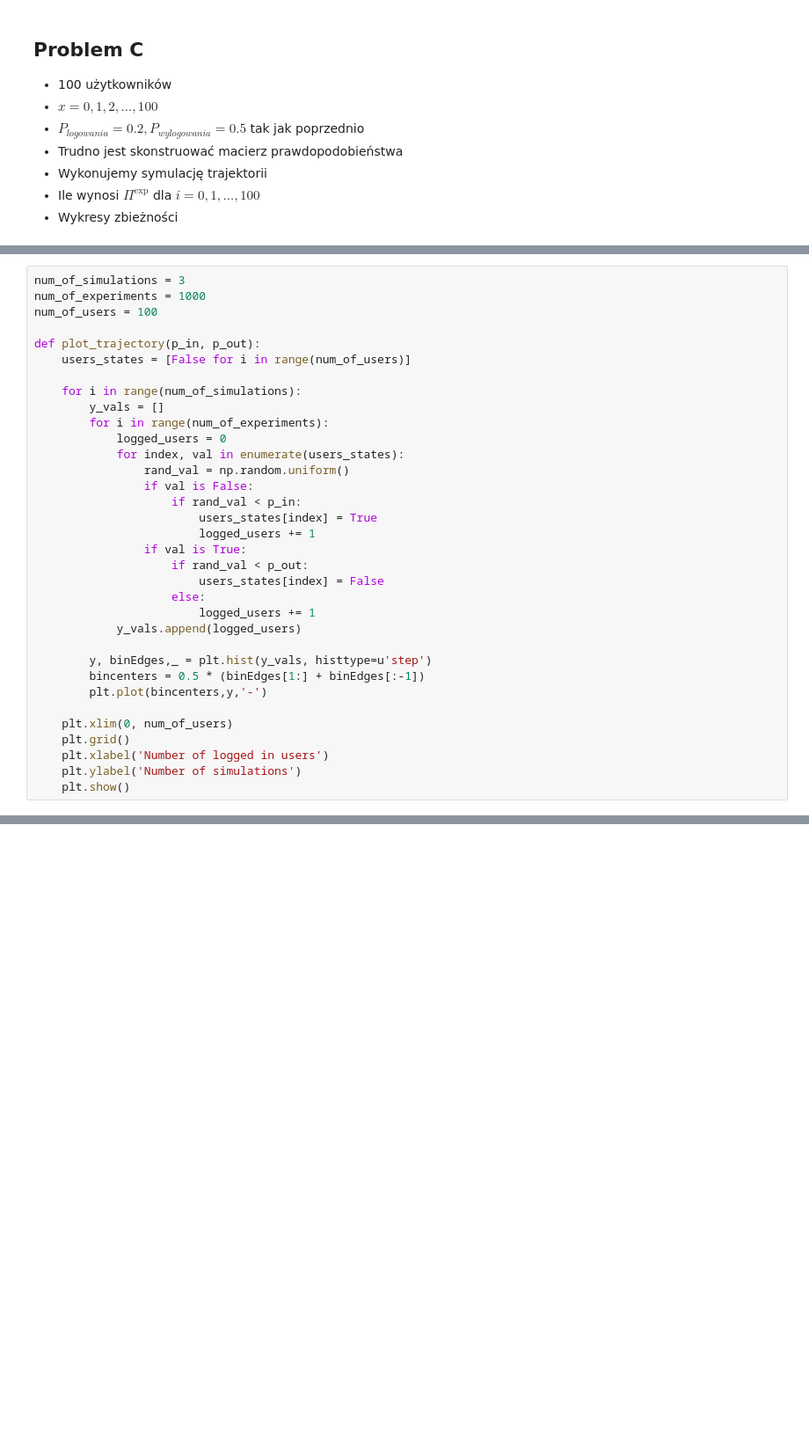
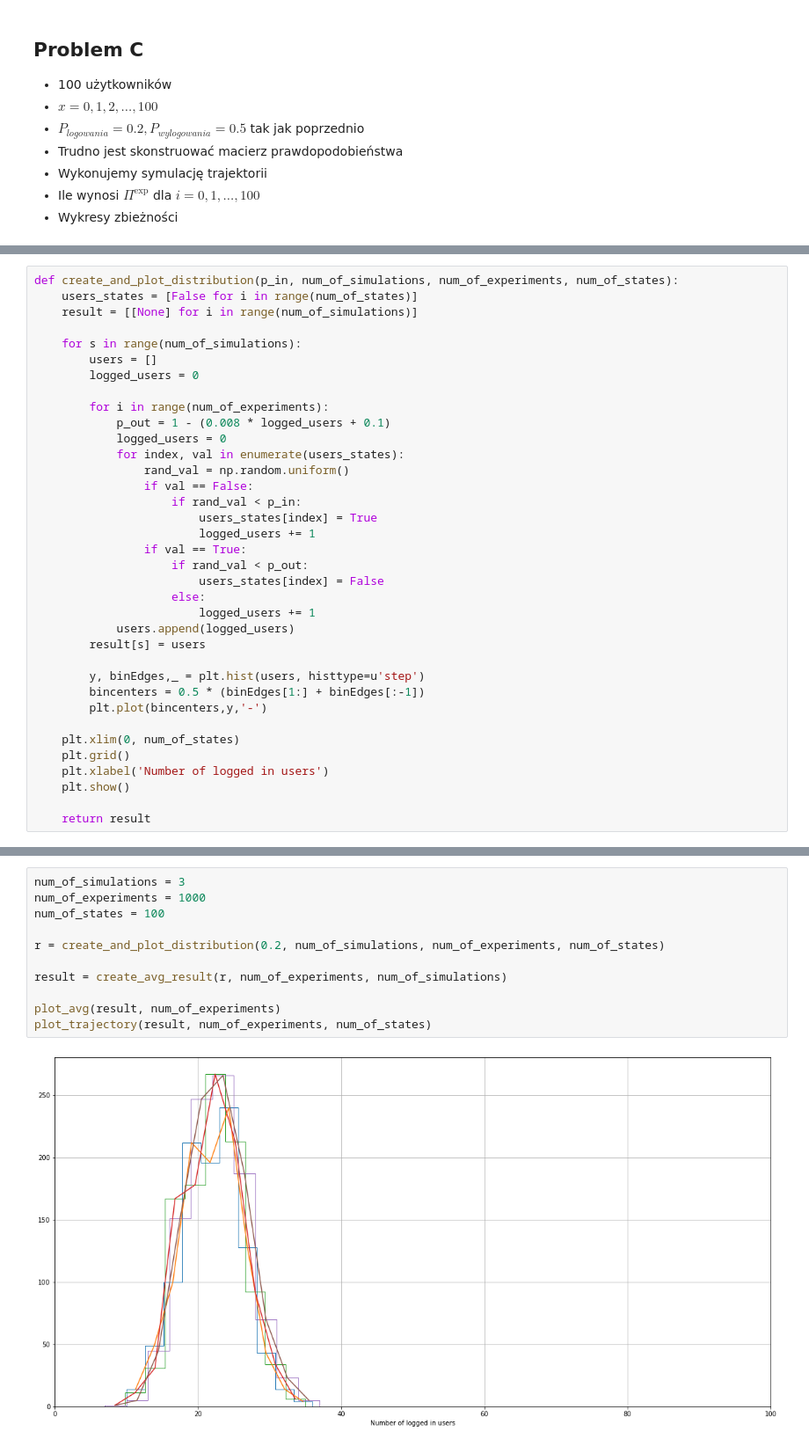
Before and after one commit to ulmii/statistical-methods, a Jupyter notebook: 2.ipynb, the cells around one changed output, grey strips where cells are left out. Shown at 88% size. Cells and saved outputs as stored; diff of their text form; blank space fills up the shorter version.

```diff
--- a/2.ipynb
+++ b/2.ipynb
@@ -182,34 +310,36 @@ for s in states:
 # %%
-num_of_simulations = 3
-num_of_experiments = 1000
-num_of_users = 100
+def create_and_plot_distribution(p_in, num_of_simulations, num_of_experiments, num_of_states):
+    users_states = [False for i in range(num_of_states)]
+    result = [[None] for i in range(num_of_simulations)]
 
-def plot_trajectory(p_in, p_out):
-    users_states = [False for i in range(num_of_users)]
+    for s in range(num_of_simulations):
+        users = []
+        logged_users = 0
 
-    for i in range(num_of_simulations):
-        y_vals = []
         for i in range(num_of_experiments):
+            p_out = 1 - (0.008 * logged_users + 0.1)
             logged_users = 0
             for index, val in enumerate(users_states):
                 rand_val = np.random.uniform()
-                if val is False:
+                if val == False:
                     if rand_val < p_in:
                         users_states[index] = True
                         logged_users += 1
-                if val is True:
+                if val == True:
                     if rand_val < p_out:
                         users_states[index] = False
                     else:
                         logged_users += 1
-            y_vals.append(logged_users)
+            users.append(logged_users)
+        result[s] = users
 
-        y, binEdges,_ = plt.hist(y_vals, histtype=u'step')
+        y, binEdges,_ = plt.hist(users, histtype=u'step')
         bincenters = 0.5 * (binEdges[1:] + binEdges[:-1])
         plt.plot(bincenters,y,'-')
 
-    plt.xlim(0, num_of_users)
+    plt.xlim(0, num_of_states)
     plt.grid()
     plt.xlabel('Number of logged in users')
-    plt.ylabel('Number of simulations')
     plt.show()
+
+    return result
@@ -273,0 +346,13 @@ plot_trajectory(0.2)
+# %%
+num_of_simulations = 3
+num_of_experiments = 1000
+num_of_states = 100
+
+r = create_and_plot_distribution(0.2, num_of_simulations, num_of_experiments, num_of_states)
+
+result = create_avg_result(r, num_of_experiments, num_of_simulations)
+
+plot_avg(result, num_of_experiments)
+plot_trajectory(result, num_of_experiments, num_of_states)
+# %% [output]
+[figure, added]
```
Also changed, not shown: parts of 11 cells of this notebook.
